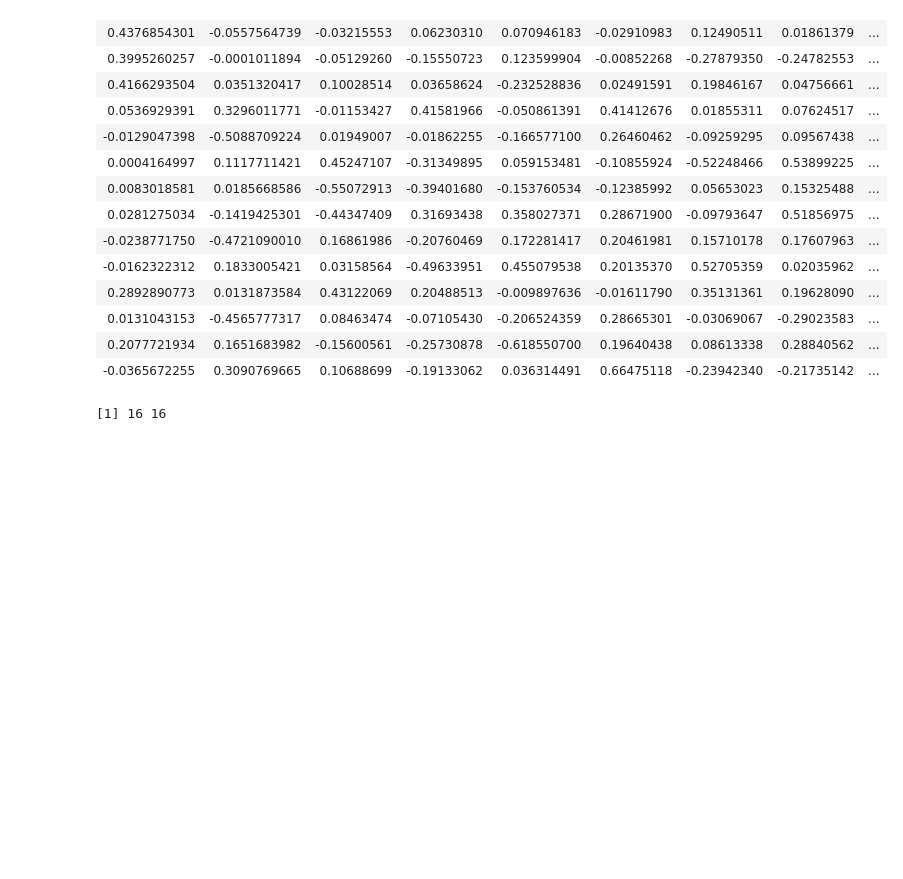
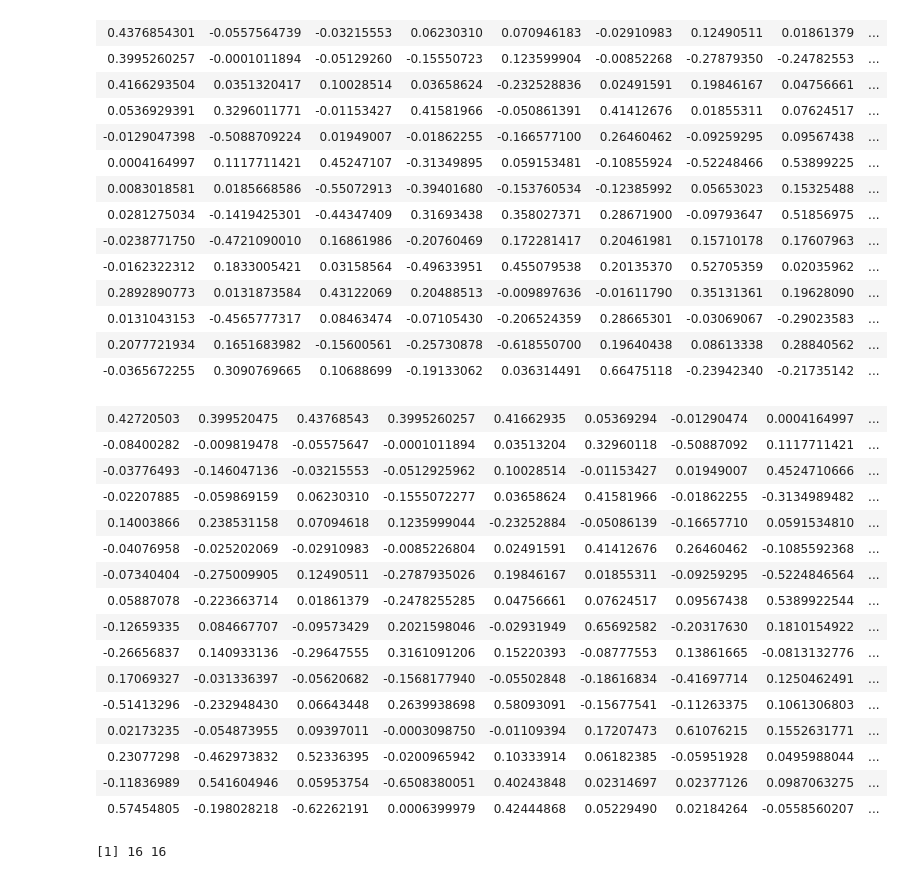
Before and after one commit to Hodapp87/cincyfp_presentation_R_2016_12, a Jupyter notebook: CincyFP_Letters_example.ipynb, the cells around one changed output. Drawn from its saved outputs; the diff is of its cells as text; code cells hidden in the pictures; blank space fills up the shorter version.

```diff
--- a/CincyFP_Letters_example.ipynb
+++ b/CincyFP_Letters_example.ipynb
@@ -542,6 +560,25 @@ r$vectors
 | 0.0131043153 | -0.4565777317 | 0.08463474 | -0.07105430 | -0.206524359 | 0.28665301 | -0.03069067 | -0.29023583 | ... |
 | 0.2077721934 | 0.1651683982 | -0.15600561 | -0.25730878 | -0.618550700 | 0.19640438 | 0.08613338 | 0.28840562 | ... |
 | -0.0365672255 | 0.3090769665 | 0.10688699 | -0.19133062 | 0.036314491 | 0.66475118 | -0.23942340 | -0.21735142 | ... |
+# %%
+solve(r$vectors)
+# %% [output]
+| 0.42720503 | 0.399520475 | 0.43768543 | 0.3995260257 | 0.41662935 | 0.05369294 | -0.01290474 | 0.0004164997 | ... |
+| -0.08400282 | -0.009819478 | -0.05575647 | -0.0001011894 | 0.03513204 | 0.32960118 | -0.50887092 | 0.1117711421 | ... |
+| -0.03776493 | -0.146047136 | -0.03215553 | -0.0512925962 | 0.10028514 | -0.01153427 | 0.01949007 | 0.4524710666 | ... |
+| -0.02207885 | -0.059869159 | 0.06230310 | -0.1555072277 | 0.03658624 | 0.41581966 | -0.01862255 | -0.3134989482 | ... |
+| 0.14003866 | 0.238531158 | 0.07094618 | 0.1235999044 | -0.23252884 | -0.05086139 | -0.16657710 | 0.0591534810 | ... |
+| -0.04076958 | -0.025202069 | -0.02910983 | -0.0085226804 | 0.02491591 | 0.41412676 | 0.26460462 | -0.1085592368 | ... |
+| -0.07340404 | -0.275009905 | 0.12490511 | -0.2787935026 | 0.19846167 | 0.01855311 | -0.09259295 | -0.5224846564 | ... |
+| 0.05887078 | -0.223663714 | 0.01861379 | -0.2478255285 | 0.04756661 | 0.07624517 | 0.09567438 | 0.5389922544 | ... |
+| -0.12659335 | 0.084667707 | -0.09573429 | 0.2021598046 | -0.02931949 | 0.65692582 | -0.20317630 | 0.1810154922 | ... |
+| -0.26656837 | 0.140933136 | -0.29647555 | 0.3161091206 | 0.15220393 | -0.08777553 | 0.13861665 | -0.0813132776 | ... |
+| 0.17069327 | -0.031336397 | -0.05620682 | -0.1568177940 | -0.05502848 | -0.18616834 | -0.41697714 | 0.1250462491 | ... |
+| -0.51413296 | -0.232948430 | 0.06643448 | 0.2639938698 | 0.58093091 | -0.15677541 | -0.11263375 | 0.1061306803 | ... |
+| 0.02173235 | -0.054873955 | 0.09397011 | -0.0003098750 | -0.01109394 | 0.17207473 | 0.61076215 | 0.1552631771 | ... |
+| 0.23077298 | -0.462973832 | 0.52336395 | -0.0200965942 | 0.10333914 | 0.06182385 | -0.05951928 | 0.0495988044 | ... |
+| -0.11836989 | 0.541604946 | 0.05953754 | -0.6508380051 | 0.40243848 | 0.02314697 | 0.02377126 | 0.0987063275 | ... |
+| 0.57454805 | -0.198028218 | -0.62262191 | 0.0006399979 | 0.42444868 | 0.05229490 | 0.02184264 | -0.0558560207 | ... |
 # %%
 dim(r$vectors)
 # %% [output]
```
Also changed, not shown: parts of 13 cells of this notebook, 1 other file.
